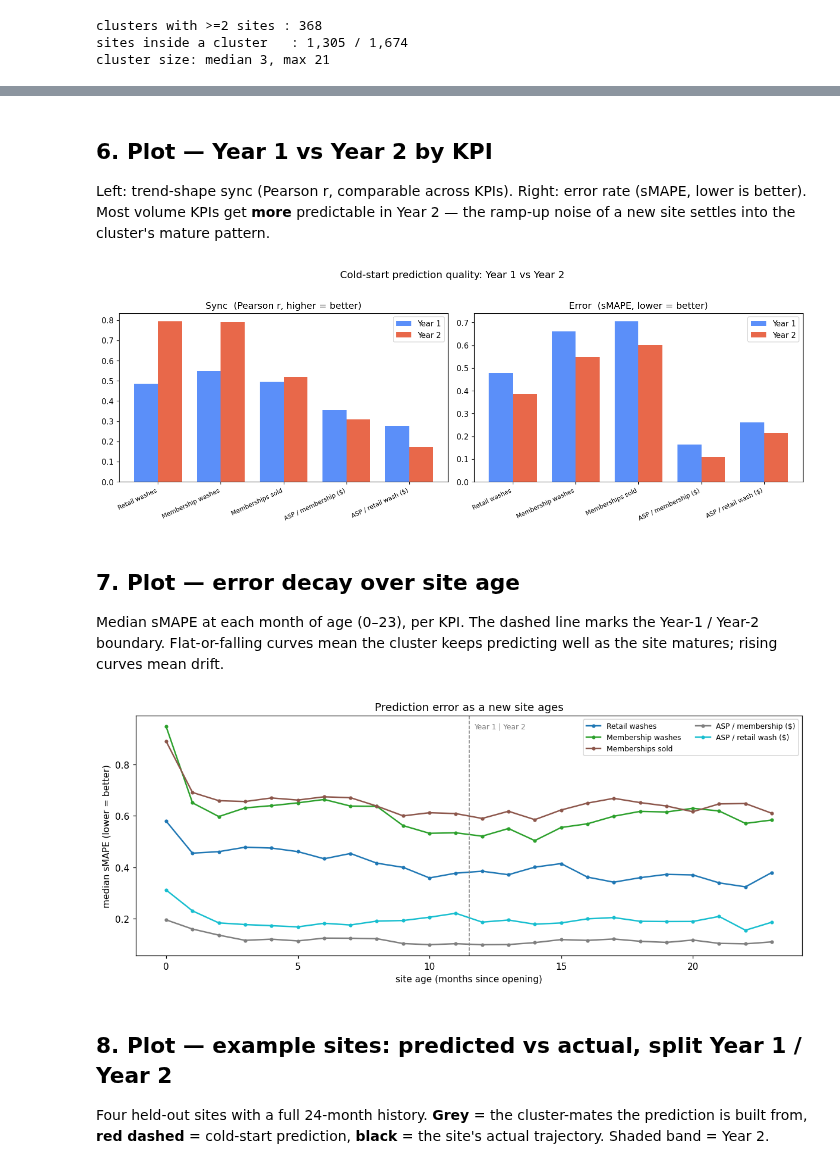
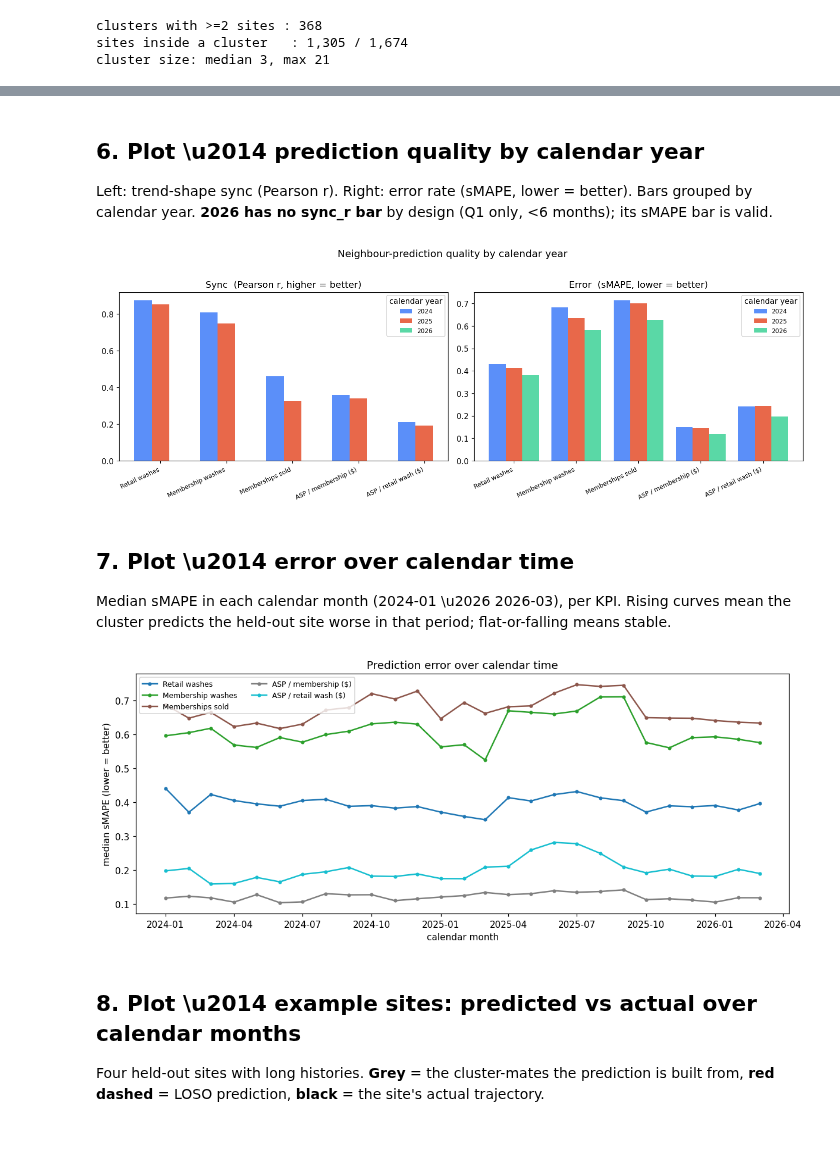
Before and after one commit to RocketFrog-ai/sonnysDataCollection, a Jupyter notebook: final_modelling/notebooks/cluster_year_prediction.ipynb, the cells around one changed output, grey strips where cells are left out. Saved outputs shown, nothing was run; the diff lists cells and outputs as text; code cells hidden in the pictures; blank space fills up the shorter version.

```diff
--- a/final_modelling/notebooks/cluster_year_prediction.ipynb
+++ b/final_modelling/notebooks/cluster_year_prediction.ipynb
@@ -112,7 +103,7 @@ def predict_holdout(uid, kpi, agg="idw"):
     if c < 0:
         return None
     mates = si[(si.cluster == c) & (si.index != uid)]
-    A = AGE[kpi].reindex(mates.index)
+    A = CAL[kpi].reindex(mates.index)
     if A.dropna(how="all").empty:
         return None
     d = haversine_km_vec(si.loc[uid, "lat"], si.loc[uid, "lon"],
@@ -128,6 +119,7 @@ def predict_holdout(uid, kpi, agg="idw"):
 # sanity: one held-out site
 demo = si[si.cluster >= 0].index[0]
 print("demo prediction (retail_wash_count) for", demo)
-print(predict_holdout(demo, "retail_wash_count").round(0).head(6).to_dict())
+print({k.strftime('%Y-%m'): round(v) for k, v in
+       predict_holdout(demo, "retail_wash_count").dropna().head(6).items()})
 # %% [output]
 demo prediction (retail_wash_count) for 360 Car Wash__1
@@ -206,50 +386,48 @@ summary[["label", "year", "n_folds", "MAE", "sMAPE", "sync_r", "MAE_base", "upli
 # %% [markdown]
-## 6. Plot — Year 1 vs Year 2 by KPI
-Left: trend-shape sync (Pearson r, comparable across KPIs). Right: error rate
-(sMAPE, lower is better). Most volume KPIs get **more** predictable in Year 2 —
-the ramp-up noise of a new site settles into the cluster's mature pattern.
+## 6. Plot \u2014 prediction quality by calendar year
+Left: trend-shape sync (Pearson r). Right: error rate (sMAPE, lower = better). Bars grouped by
+calendar year. **2026 has no sync_r bar** by design (Q1 only, <6 months); its sMAPE bar is valid.
 # %%
 fig, axes = plt.subplots(1, 2, figsize=(13, 4.6))
 labs = [LABELS[k] for k in order]
-y1 = summary[summary.year == 1].set_index("kpi").reindex(order)
-y2 = summary[summary.year == 2].set_index("kpi").reindex(order)
-x = np.arange(len(order)); wd = 0.38
-
-for ax, col, title in [(axes[0], "sync_r", "Sync  (Pearson r, higher = better)"),
-                       (axes[1], "sMAPE", "Error  (sMAPE, lower = better)")]:
-    ax.bar(x - wd/2, y1[col], wd, label="Year 1", color="#5B8FF9")
-    ax.bar(x + wd/2, y2[col], wd, label="Year 2", color="#E8684A")
+x = np.arange(len(order)); wd = 0.8 / max(len(YEARS), 1)
+palette = ["#5B8FF9", "#E8684A", "#5AD8A6", "#F6BD16"]
+for ax, (col, title) in zip(axes, [("sync_r", "Sync  (Pearson r, higher = better)"),
+                                    ("sMAPE", "Error  (sMAPE, lower = better)")]):
+    piv = summary.pivot(index="kpi", columns="year", values=col).reindex(order)
+    for i, yr in enumerate(YEARS):
+        if yr not in piv.columns:
+            continue
+        ax.bar(x + (i - (len(YEARS) - 1) / 2) * wd, piv[yr].values, wd,
+               label=str(yr), color=palette[i % len(palette)])
     ax.set_xticks(x); ax.set_xticklabels(labs, rotation=25, ha="right", fontsize=8)
-    ax.set_title(title); ax.legend()
+    ax.set_title(title); ax.legend(title="calendar year", fontsize=8)
     if col == "sync_r":
         ax.axhline(0, color="grey", lw=.8)
-fig.suptitle("Cold-start prediction quality: Year 1 vs Year 2", y=1.02, fontsize=13)
+fig.suptitle("Neighbour-prediction quality by calendar year", y=1.02, fontsize=13)
 plt.tight_layout(); plt.show()
 # %% [output]
-[figure, old version]
+[figure, new version]
 # %% [markdown]
-## 7. Plot — error decay over site age
-Median sMAPE at each month of age (0–23), per KPI. The dashed line marks the
-Year-1 / Year-2 boundary. Flat-or-falling curves mean the cluster keeps predicting
-well as the site matures; rising curves mean drift.
+## 7. Plot \u2014 error over calendar time
+Median sMAPE in each calendar month (2024-01 \u2026 2026-03), per KPI. Rising curves mean the
+cluster predicts the held-out site worse in that period; flat-or-falling means stable.
 # %%
 fig, ax = plt.subplots(figsize=(11, 4.6))
 colors = plt.cm.tab10(np.linspace(0, 1, len(order)))
 for k, c in zip(order, colors):
-    g = age_err[age_err.kpi == k].groupby("age")["smape"].median()
-    ax.plot(g.index, g.values, marker="o", ms=3, lw=1.6, color=c, label=LABELS[k])
-ax.axvline(11.5, color="grey", ls="--", lw=1)
-ax.text(11.7, ax.get_ylim()[1]*0.95, "Year 1 | Year 2", fontsize=8, color="grey")
-ax.set_xlabel("site age (months since opening)")
+    g = month_err[month_err.kpi == k].groupby("month")["smape"].median().sort_index()
+    xs = [p.to_timestamp() for p in g.index]          # Period -> Timestamp for plotting
+    ax.plot(xs, g.values, marker="o", ms=3, lw=1.6, color=c, label=LABELS[k])
+ax.set_xlabel("calendar month")
 ax.set_ylabel("median sMAPE (lower = better)")
-ax.set_title("Prediction error as a new site ages")
+ax.set_title("Prediction error over calendar time")
 ax.legend(fontsize=8, ncol=2); plt.tight_layout(); plt.show()
 # %% [output]
-[figure, old version]
+[figure, new version]
 # %% [markdown]
-## 8. Plot — example sites: predicted vs actual, split Year 1 / Year 2
-Four held-out sites with a full 24-month history. **Grey** = the cluster-mates the
-prediction is built from, **red dashed** = cold-start prediction, **black** = the
-site's actual trajectory. Shaded band = Year 2.
+## 8. Plot \u2014 example sites: predicted vs actual over calendar months
+Four held-out sites with long histories. **Grey** = the cluster-mates the prediction is built
+from, **red dashed** = LOSO prediction, **black** = the site's actual trajectory.
 # %%
 KPI_SHOW = "retail_wash_count"
```
Also changed, not shown: parts of 16 cells of this notebook, 18 other files.
